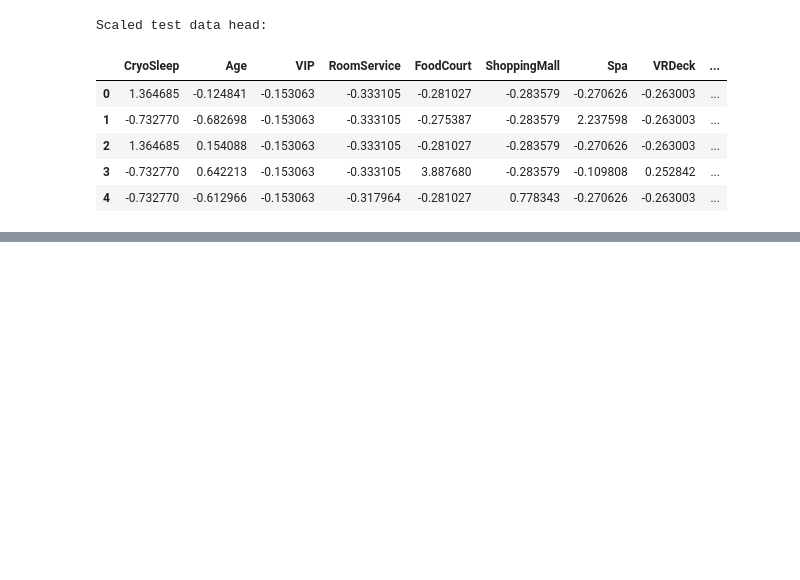
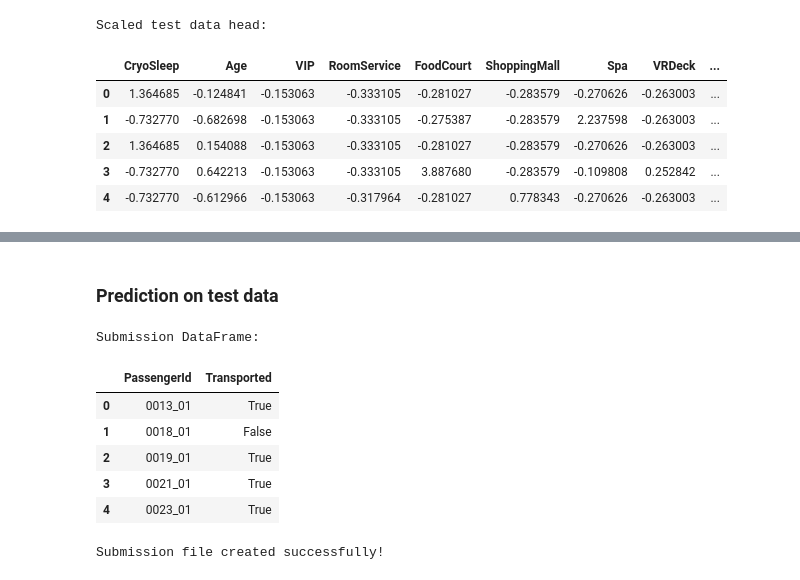
Before and after one commit to Data-Nova/spaceship_titanic_challenge, a Jupyter notebook: Spaceship_Titanic.ipynb, the cells around one changed output, grey strips where cells are left out. Saved outputs shown, nothing was run; the diff lists cells and outputs as text; code cells hidden in the pictures; blank space fills up the shorter version.

```diff
--- a/Spaceship_Titanic.ipynb
+++ b/Spaceship_Titanic.ipynb
@@ -655,0 +738,28 @@ Scaled test data head:
+# %% [markdown]
+### Prediction on test data
+# %%
+# Make predictions on the test data
+test_predictions = final_xgb_model.predict(test_df_scaled)
+
+# Create a submission DataFrame
+submission_df = pd.DataFrame({'PassengerId': df_test['PassengerId'], 'Transported': test_predictions})
+
+# Convert the boolean predictions to the required format (True/False)
+submission_df['Transported'] = submission_df['Transported'].astype(bool)
+
+print("Submission DataFrame:")
+display(submission_df.head())
+
+# Save the submission file
+submission_df.to_csv('submission_xgb.csv', index=False)
+
+print("Submission file created successfully!")
+# %% [output]
+Submission DataFrame:
+|  | PassengerId | Transported |
+| 0 | 0013_01 | True |
+| 1 | 0018_01 | False |
+| 2 | 0019_01 | True |
+| 3 | 0021_01 | True |
+| 4 | 0023_01 | True |
+Submission file created successfully!
```
Also changed, not shown: parts of 6 cells of this notebook.
